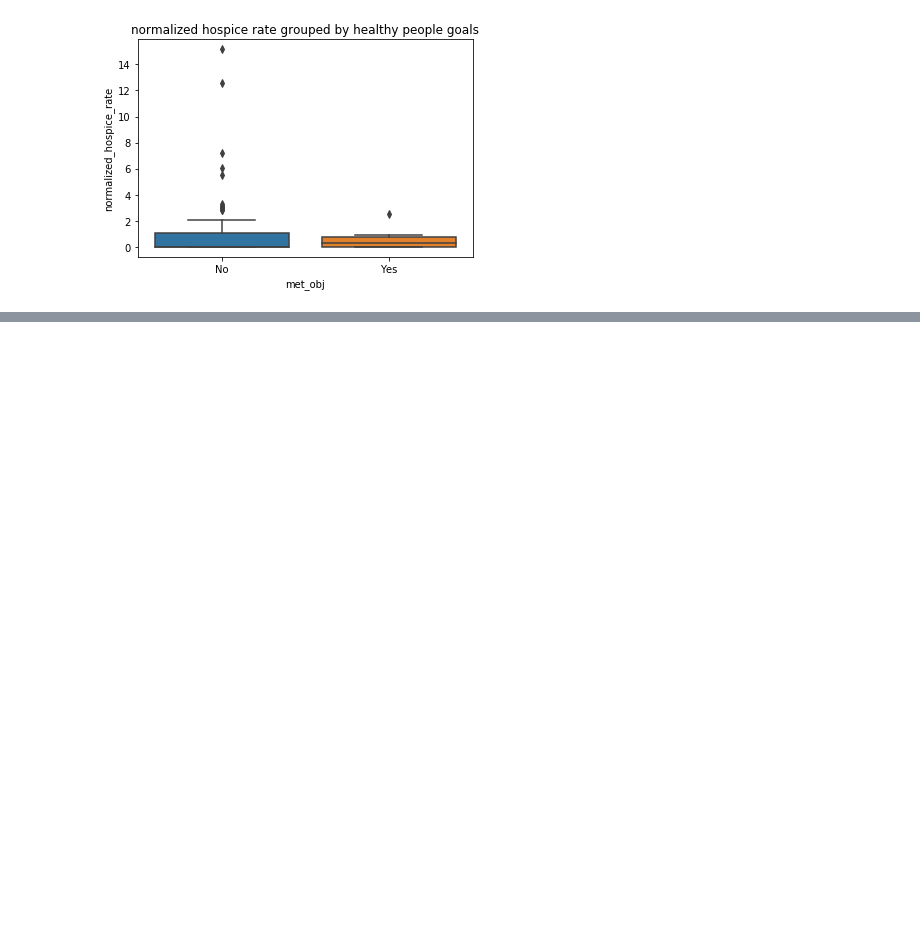
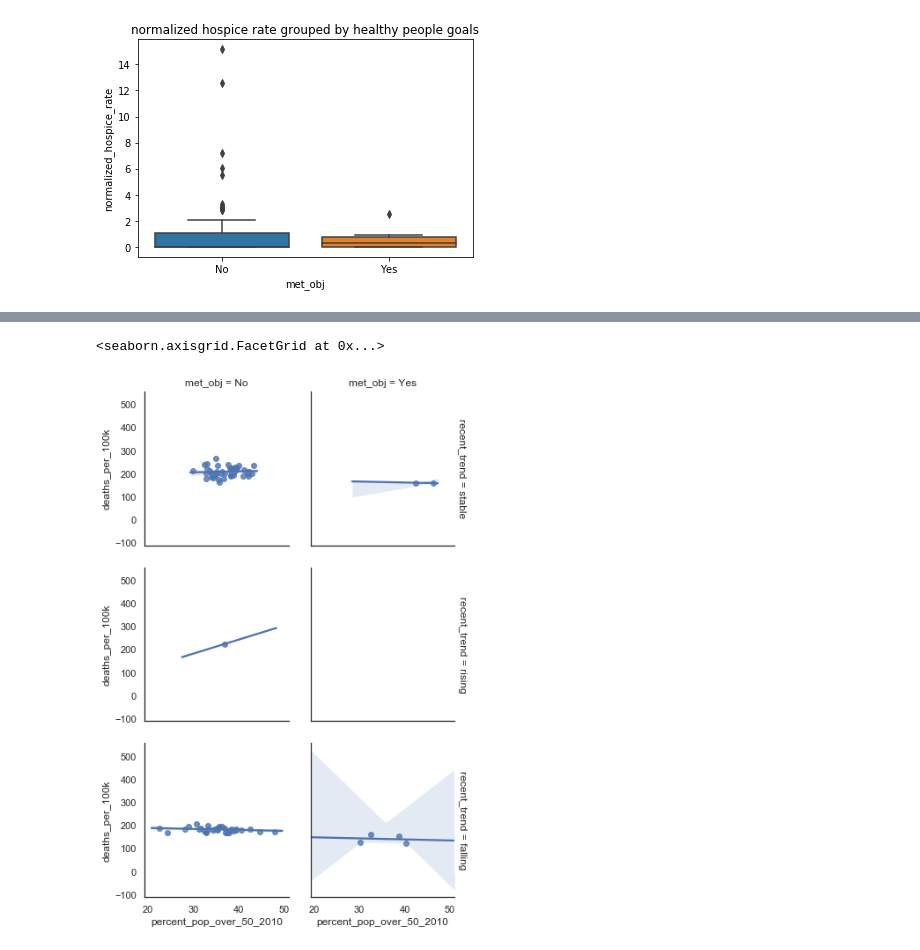
Before and after one commit to praelfj/vanderbilt-aspire-data-essentials, a Jupyter notebook: week_3_and_onward_notebook.ipynb, the cells around one changed output, grey strips where cells are left out. Drawn from its saved outputs; the diff is of its cells as text; code cells hidden in the pictures; blank space fills up the shorter version.

```diff
--- a/week_3_and_onward_notebook.ipynb
+++ b/week_3_and_onward_notebook.ipynb
@@ -440,0 +478,7 @@ plt.close()
+# %%
+#same as above but regplot
+g = sns.FacetGrid(pch_pcts, row="recent_trend", col="met_obj", margin_titles=True, palette="Blues")
+g.map(sns.regplot, "percent_pop_over_50_2010", "deaths_per_100k").add_legend()
+# %% [output]
+<seaborn.axisgrid.FacetGrid at 0x...>
+[figure, added]
```
Also changed, not shown: parts of 16 cells of this notebook, 2 other files.
